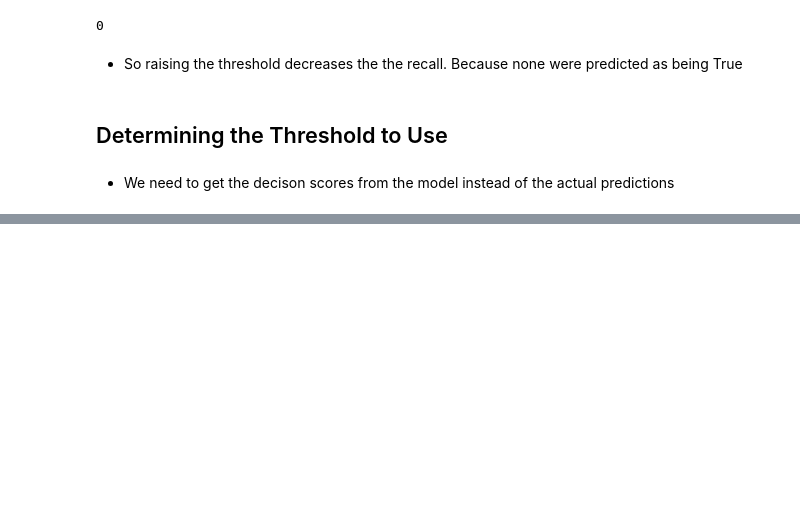
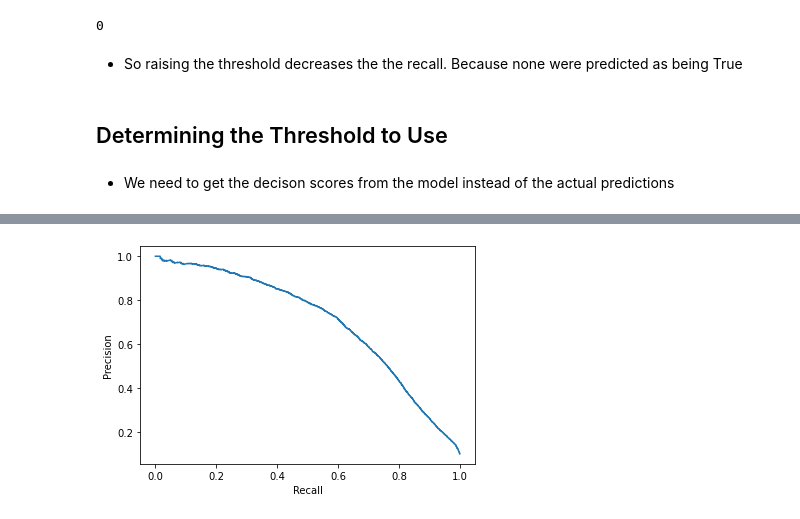
Before and after one commit to ryoiwata/handson-ml, a Jupyter notebook: notebooks/chapter_3_classificaiton.ipynb, the cells around one changed output, grey strips where cells are left out. Drawn from its saved outputs; the diff is of its cells as text; code cells hidden in the pictures; blank space fills up the shorter version.

```diff
--- a/notebooks/chapter_3_classificaiton.ipynb
+++ b/notebooks/chapter_3_classificaiton.ipynb
@@ -229,0 +246,10 @@ from sklearn.metrics import precision_recall_curve
+# %%
+def plot_precision_vs_recall(precisions, recalls):
+    plt.plot(recalls[:-1], precisions[:-1])
+    plt.xlabel("Recall")
+    plt.ylabel("Precision")
+#     plt.ylim([0,1])
+# %%
+plot_precision_vs_recall(precisions=precisions, recalls=recalls)
+# %% [output]
+[figure, added]
```
Also changed, not shown: parts of 4 cells of this notebook.
